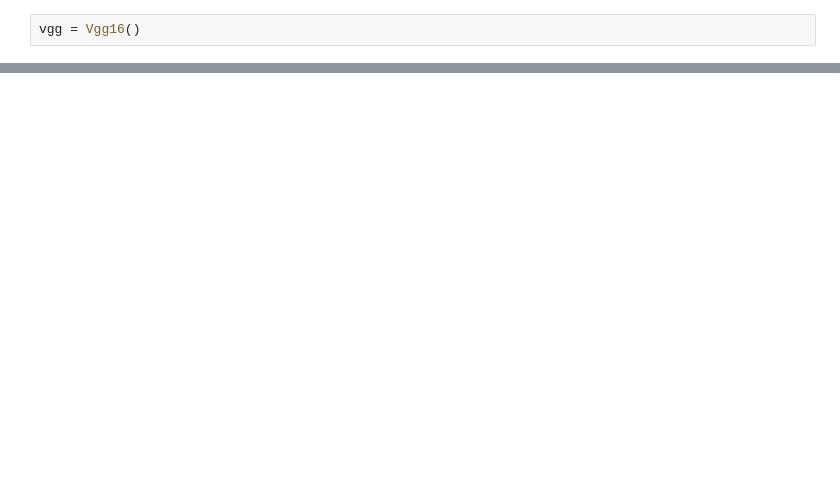
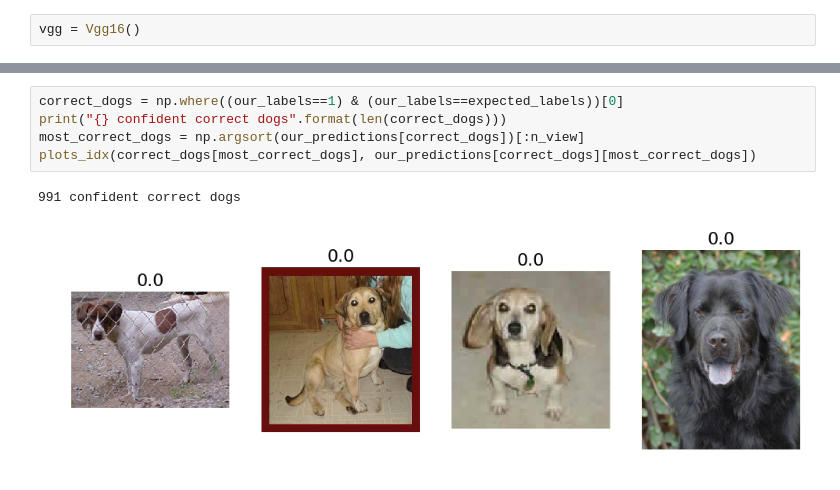
Before and after one commit to theianchan/fastai, a Jupyter notebook: Lesson 1.ipynb, the cells around one changed output, grey strips where cells are left out. Drawn from its saved outputs; the diff is of its cells as text; blank space fills up the shorter version.

```diff
--- a/Lesson 1.ipynb
+++ b/Lesson 1.ipynb
@@ -170,0 +279,8 @@ vgg.classes[:4]
+# %%
+correct_dogs = np.where((our_labels==1) & (our_labels==expected_labels))[0]
+print("{} confident correct dogs".format(len(correct_dogs)))
+most_correct_dogs = np.argsort(our_predictions[correct_dogs])[:n_view]
+plots_idx(correct_dogs[most_correct_dogs], our_predictions[correct_dogs][most_correct_dogs])
+# %% [output]
+991 confident correct dogs
+[figure, added]
```
Also changed, not shown: parts of 47 cells of this notebook, 1 other file.
